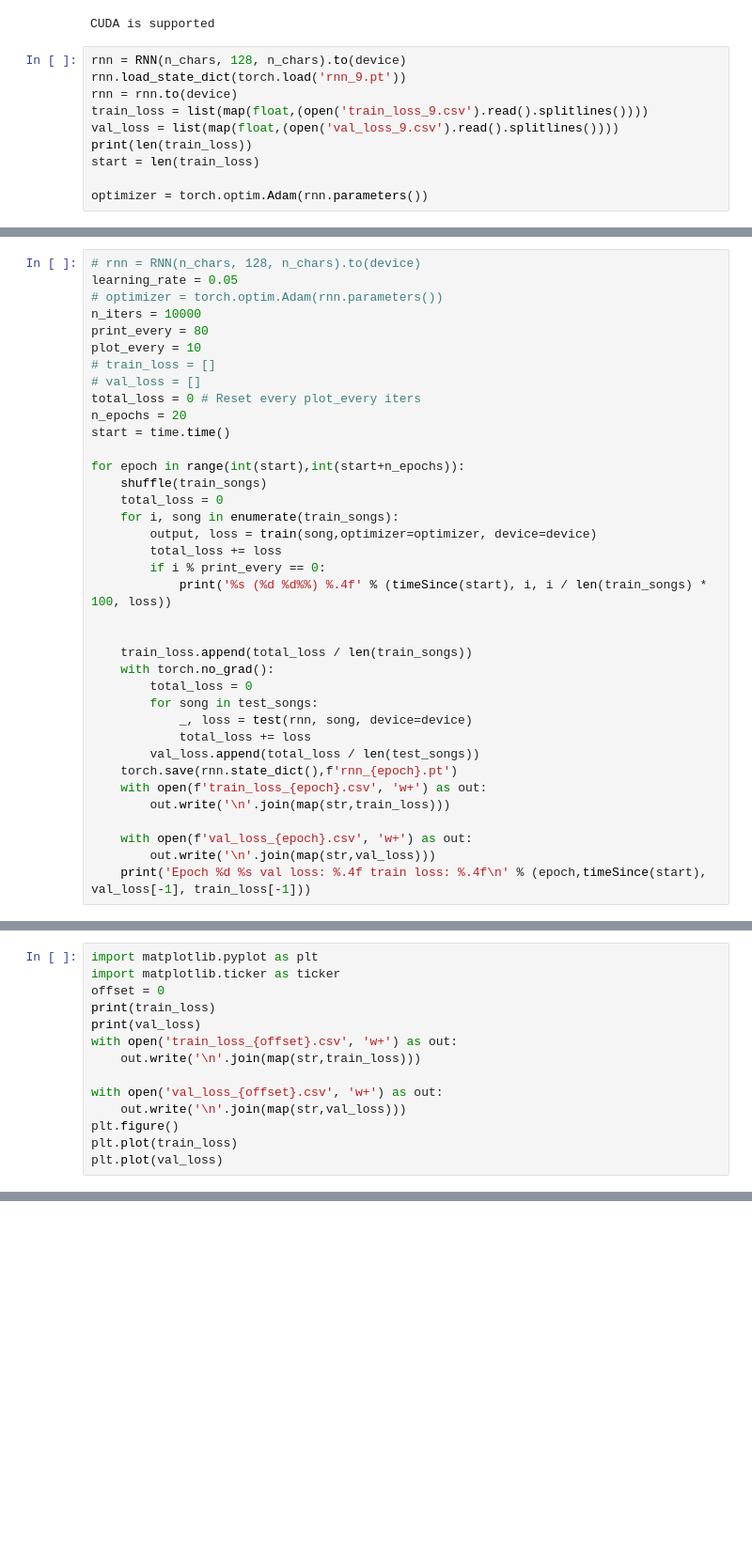
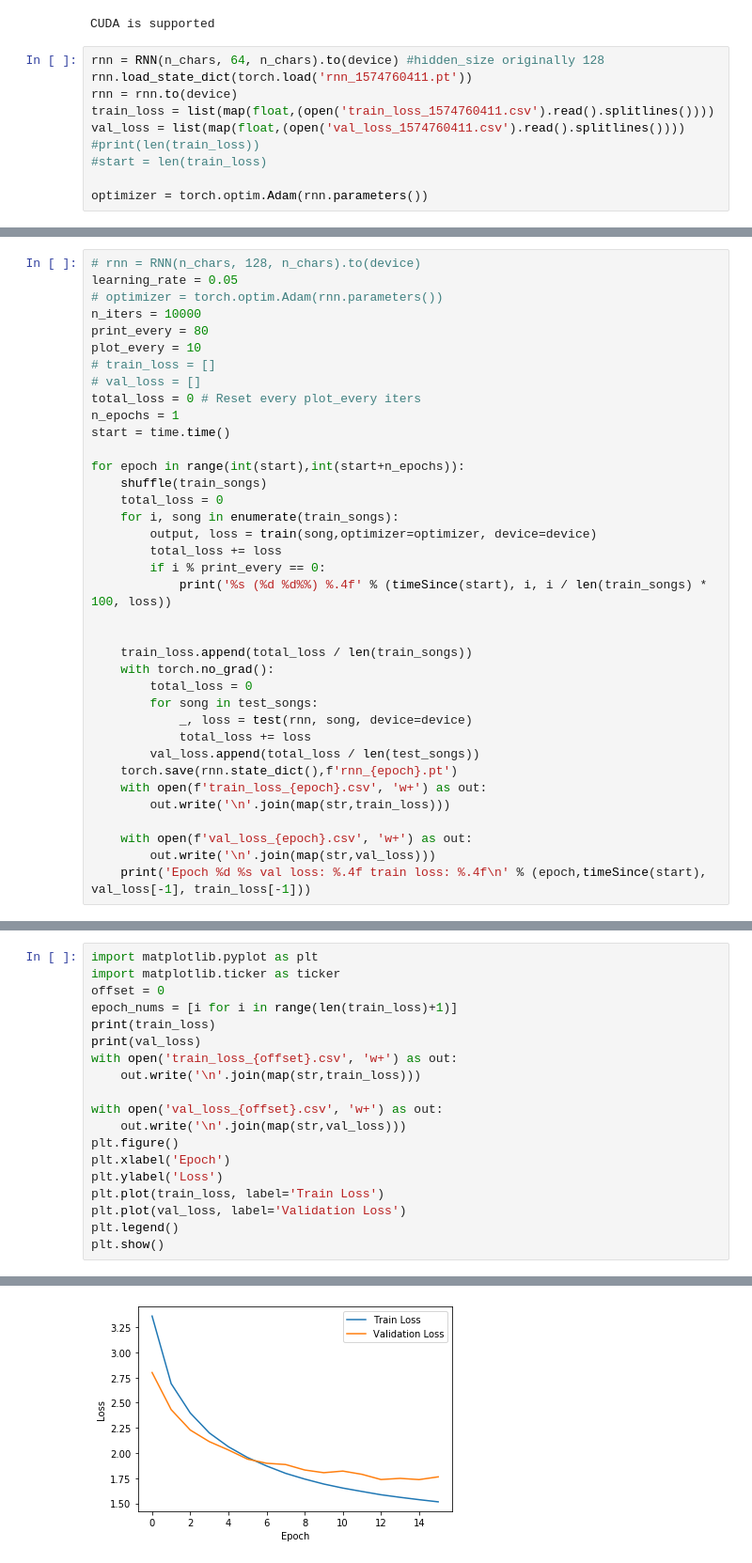
Before and after one commit to xjvelazquez/RNN_Project, a Jupyter notebook: char_rnn_generation_tutorial.ipynb, the cells around one changed output, grey strips where cells are left out. Shown at 94% size. Drawn from its saved outputs; the diff is of its cells as text; blank space fills up the shorter version.

```diff
--- a/char_rnn_generation_tutorial.ipynb
+++ b/char_rnn_generation_tutorial.ipynb
@@ -185,12 +185,12 @@ else: # Otherwise, train on the CPU
 # %% [output]
 CUDA is supported
 # %%
-rnn = RNN(n_chars, 128, n_chars).to(device)
-rnn.load_state_dict(torch.load('rnn_9.pt'))
+rnn = RNN(n_chars, 64, n_chars).to(device) #hidden_size originally 128
+rnn.load_state_dict(torch.load('rnn_1574760411.pt'))
 rnn = rnn.to(device)
-train_loss = list(map(float,(open('train_loss_9.csv').read().splitlines())))
-val_loss = list(map(float,(open('val_loss_9.csv').read().splitlines())))
-print(len(train_loss))
-start = len(train_loss)
+train_loss = list(map(float,(open('train_loss_1574760411.csv').read().splitlines())))
+val_loss = list(map(float,(open('val_loss_1574760411.csv').read().splitlines())))
+#print(len(train_loss))
+#start = len(train_loss)
 
 optimizer = torch.optim.Adam(rnn.parameters())
@@ -206,7 +204,7 @@ plot_every = 10
 # train_loss = []
 # val_loss = []
 total_loss = 0 # Reset every plot_every iters
-n_epochs = 20
+n_epochs = 1
 start = time.time()
 
 for epoch in range(int(start),int(start+n_epochs)):
@@ -255,6 +248,7 @@ for epoch in range(int(start),int(start+n_epochs)):
 import matplotlib.pyplot as plt
 import matplotlib.ticker as ticker
 offset = 0
+epoch_nums = [i for i in range(len(train_loss)+1)]
 print(train_loss)
 print(val_loss)
 with open('train_loss_{offset}.csv', 'w+') as out:
@@ -263,5 +257,10 @@ with open('train_loss_{offset}.csv', 'w+') as out:
 with open('val_loss_{offset}.csv', 'w+') as out:
     out.write('\n'.join(map(str,val_loss)))
 plt.figure()
-plt.plot(train_loss)
-plt.plot(val_loss)
+plt.xlabel('Epoch')
+plt.ylabel('Loss')
+plt.plot(train_loss, label='Train Loss')
+plt.plot(val_loss, label='Validation Loss')
+plt.legend()
+plt.show()
+# %% [output]
@@ -268 +269,2 @@ plt.plot(val_loss)
+[figure, added]
 # %%
```
Also changed, not shown: parts of 9 cells of this notebook, 1 other file.
